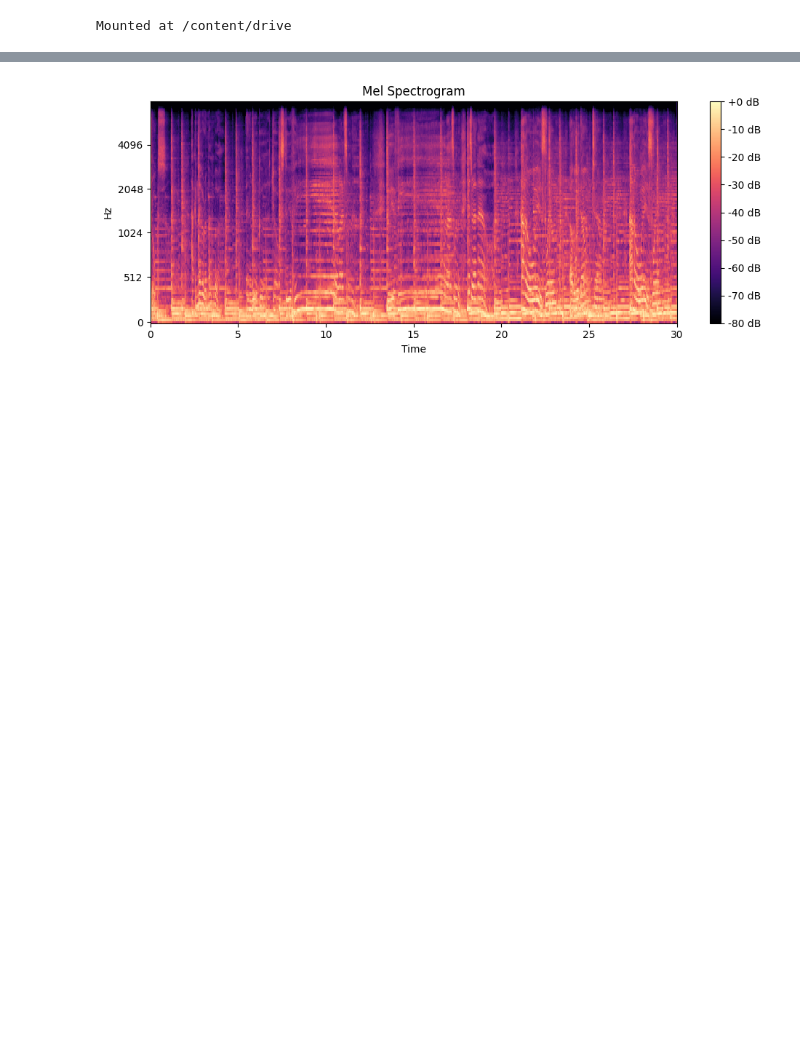
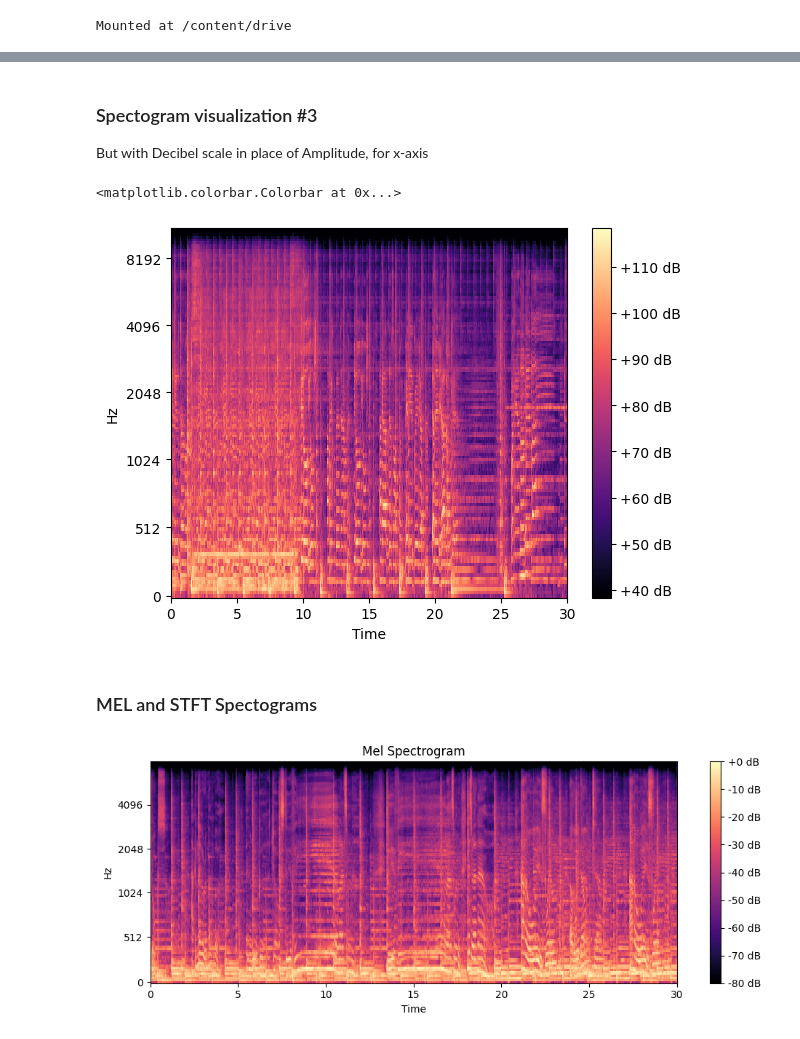
Before and after one commit to lukablaskovic/music-classification-cnn, a Jupyter notebook: nmdu.ipynb, the cells around one changed output, grey strips where cells are left out. Drawn from its saved outputs; the diff is of its cells as text; code cells hidden in the pictures; blank space fills up the shorter version.

```diff
--- a/nmdu.ipynb
+++ b/nmdu.ipynb
@@ -30,3 +87,15 @@ for genre in genres:
+# %% [markdown]
+### Spectogram visualization #3
+But with Decibel scale in place of Amplitude, for x-axis
+# %%
+mel_scale_spectogram = librosa.amplitude_to_db(mel_scale_spectogram, ref=np.min)
+librosa.display.specshow(mel_scale_spectogram, sr=sample_rate, x_axis='time', y_axis='mel')
+plt.colorbar(format='%+2.0f dB')
+# %% [output]
+<matplotlib.colorbar.Colorbar at 0x...>
+[figure, added]
+# %% [markdown]
+### MEL and STFT Spectograms
 # %%
 import librosa.display
 import matplotlib.pyplot as plt
```
Also changed, not shown: parts of 9 cells of this notebook.
